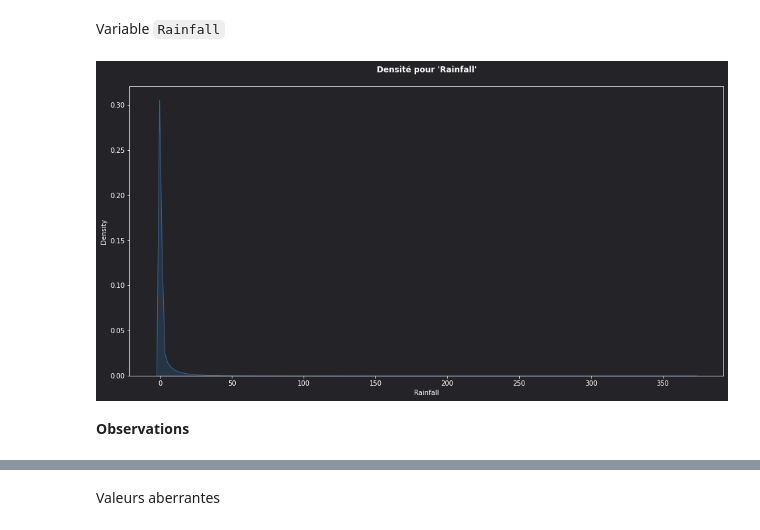
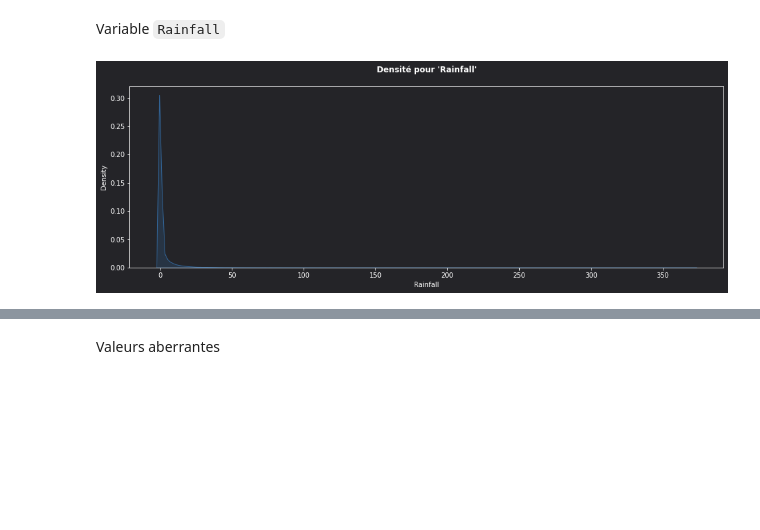
Before and after one commit to ElodieBayet/ai-developer, a Jupyter notebook: 06.projects/03.final/eda_weather.ipynb, the cells around one changed output, grey strips where cells are left out. Cells and saved outputs as stored; diff of their text form; code cells hidden in the pictures; blank space fills up the shorter version.

```diff
--- a/06.projects/03.final/eda_weather.ipynb
+++ b/06.projects/03.final/eda_weather.ipynb
@@ -413,13 +415,9 @@ weather_data[continous].describe().iloc[1:]
 # %% [markdown]
 Variable `Rainfall`
 # %%
-plt.figure(figsize=(16, 8))
+plt.figure(figsize=(16, 5))
 plt.title(f"Densité pour 'Rainfall'\n")
 sns.kdeplot(data=weather_data, x='Rainfall', fill=True, color=default_c)
-# plt.axvline(weather_data['Rainfall'].mean(), c=mean_c, label='Mean')
-# plt.axvline(weather_data['Rainfall'].median(), c=median_c, label="Median")
 plt.show()
 # %% [output]
-[figure, old version]
+[figure, new version]
-# %% [markdown]
-**Observations**
```
Also changed, not shown: parts of 42 cells of this notebook.
